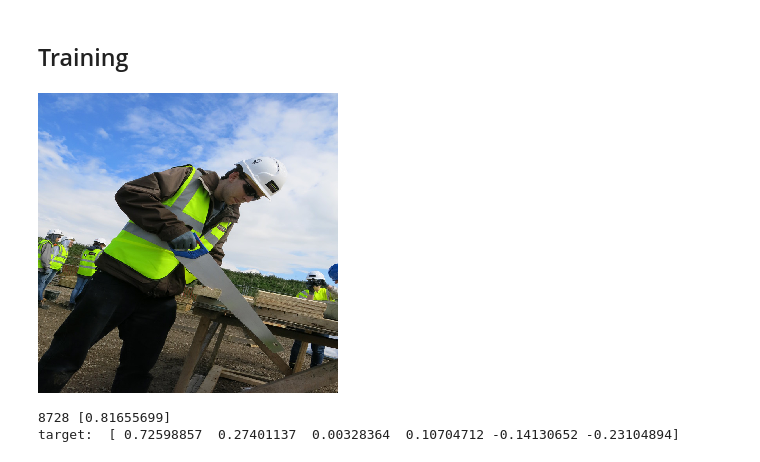
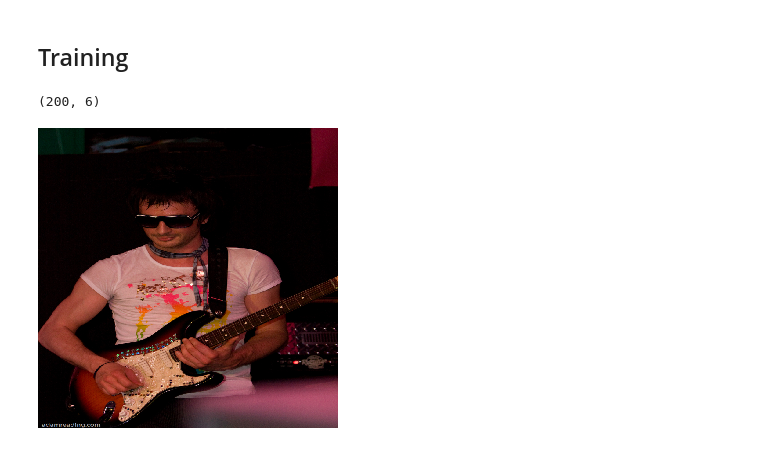
Before and after one commit to BAlmeidaS/capstone-udacity-mle, a Jupyter notebook: project/notebooks/modeling-exploration.ipynb, the cells around one changed output. Saved outputs shown, nothing was run; the diff lists cells and outputs as text; code cells hidden in the pictures.

```diff
--- a/project/notebooks/modeling-exploration.ipynb
+++ b/project/notebooks/modeling-exploration.ipynb
@@ -191,0 +138,8 @@ None
+# %%
+model = ssd_model_300_resnet(inference=True)
+# model = ssd_model_300_resnet(inference=False)
+
+display(model.summary())
+
+
+model.load_weights('/home/bruno/projetos/backup-capstone/restnet-650/resnet-weights300.h5')
@@ -192,33 +165,27 @@ None
 # %% [markdown]
 ## Training
-# %%
-image.array_to_img(img)
-# %% [output]
-[figure, removed]
-# %%
-norm_img = da.normalize(img)
-pred = model.predict(np.expand_dims(norm_img, axis=0))[0]
-
-best = []
-
-for num in range(8732):
-    target[num][-4:]
-    pred[:, -4:][num]
-
-    pred_trans = transf(pred[:, -4:][num],
-                        BBOX_REF.references.iloc[num].values)
-
-    i = iou.iou(target[num][-4:], np.array(pred_trans))
-
-    if i > 0:
-        print(num, i)
-        best.append((num, pred_trans))
-
-for num, _ in best:
-    print("target: ", pred[num])
-# %% [output]
-8728 [0.81655699]
-target:  [ 0.72598857  0.27401137  0.00328364  0.10704712 -0.14130652 -0.23104894]
+# %%
+# loading one example image from train data
+with h5py.File(os.path.join(METAPATH, 'train_data_650.h5'), 'r') as f:
+    batches = f['batches']
+    train_X, train_y = f[batches[21][0]][:], f[batches[2][1]][:]
+
+sample = 1
+
+img = train_X[sample]
+target = train_y[sample]
+
+norm_img = da.normalize(img)
+
+pred_batch = model.predict(np.expand_dims(img, axis=0))
+pred = pred_batch[0]
+
+display(pred.shape)
+
+display(image.array_to_img(norm_img))
+# %% [output]
+(200, 6)
+[figure, added]
 # %%
 img_jpg = image.array_to_img(img)
 
```
Also changed, not shown: parts of 22 cells of this notebook.
